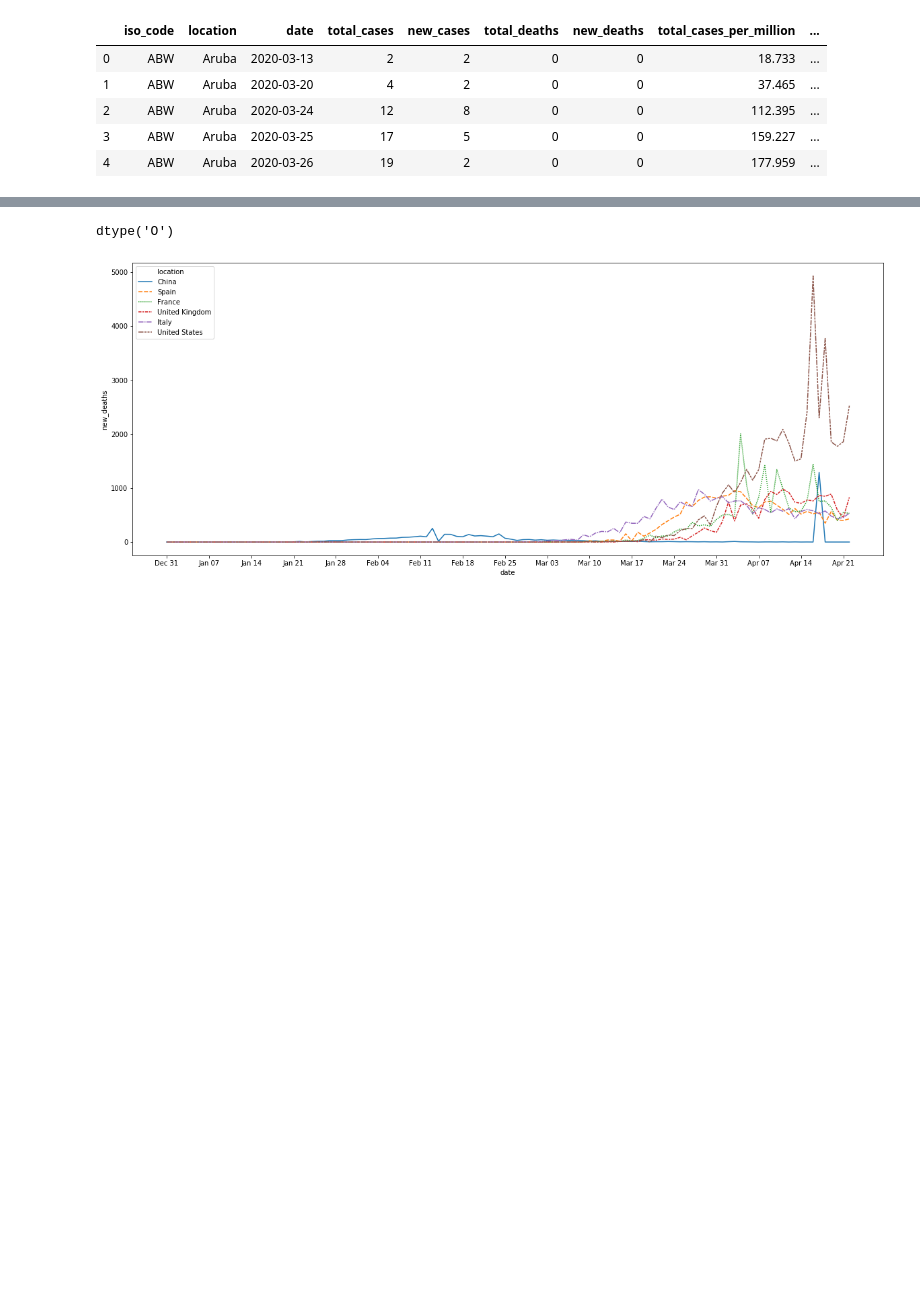
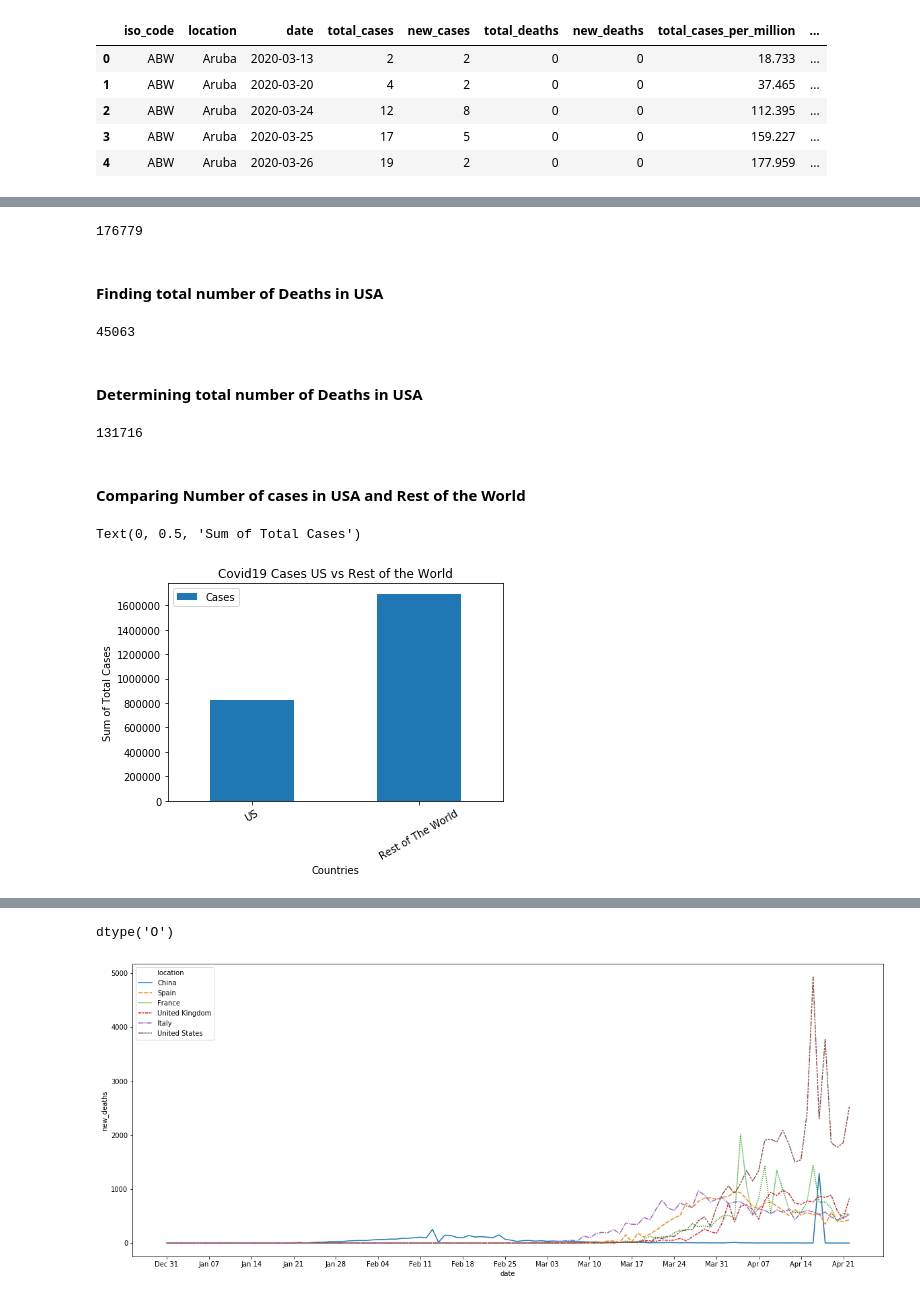
Before and after one commit to jyotisood/Covid19-Latest-Trends, a Jupyter notebook: Covid 19 Analysis.ipynb, the cells around one changed output, grey strips where cells are left out. Drawn from its saved outputs; the diff is of its cells as text; code cells hidden in the pictures; blank space fills up the shorter version.

```diff
--- a/Covid 19 Analysis.ipynb
+++ b/Covid 19 Analysis.ipynb
@@ -152,0 +70,3 @@ dates = grouped1['location'].tolist()
+# %%
+tot_cases= df.new_cases.sum()
+print(tot_cases)
@@ -152,0 +77,3 @@ dates = grouped1['location'].tolist()
+# %%
+us_tot_cases= df.loc[df['location'] == 'United States', 'new_cases'].sum()
+print(us_tot_cases)
@@ -152,0 +84,3 @@ dates = grouped1['location'].tolist()
+# %%
+rest_of_world_tot_cases=tot_cases-us_tot_cases
+print(rest_of_world_tot_cases)
@@ -152,0 +91,36 @@ dates = grouped1['location'].tolist()
+# %%
+tot_deaths= df.new_deaths.sum()
+print(tot_deaths)
+# %% [output]
+176779
+# %% [markdown]
+#### Finding total number of Deaths in USA
+# %%
+
+us_tot_deaths = df.loc[df['location'] == 'United States', 'new_deaths'].sum()
+print (us_tot_deaths)
+# %% [output]
+45063
+# %% [markdown]
+#### Determining total number of Deaths in USA
+# %%
+rest_of_world_tot_deaths=tot_deaths-us_tot_deaths
+print(rest_of_world_tot_deaths)
+# %% [output]
+131716
+# %% [markdown]
+#### Comparing Number of cases in USA and Rest of the World
+# %%
+# Create a bar plot
+plotdata = pd.DataFrame(
+    {"Cases": [us_tot_cases,rest_of_world_tot_cases]},
+    index=["US", "Rest of The World"])
+# Plot a bar chart
+plotdata.plot(kind="bar")
+plt.xticks(rotation=30, horizontalalignment="center")
+plt.title("Covid19 Cases US vs Rest of the World")
+plt.xlabel("Countries")
+plt.ylabel("Sum of Total Cases")
+# %% [output]
+Text(0, 0.5, 'Sum of Total Cases')
+[figure, added]
```
Also changed, not shown: parts of 96 cells of this notebook.
